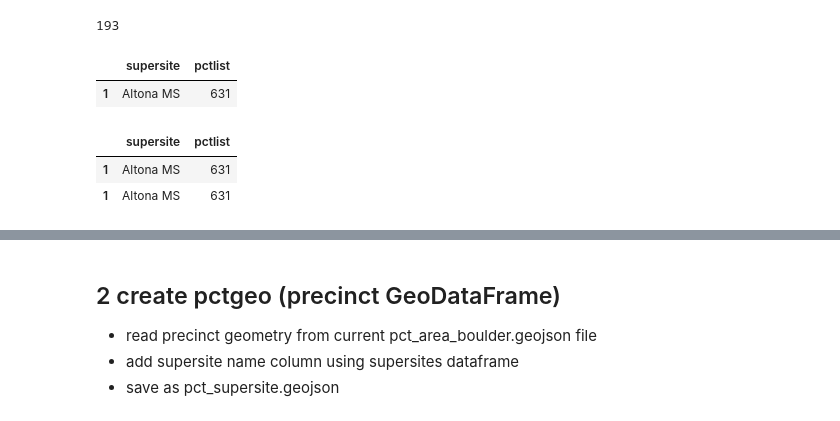
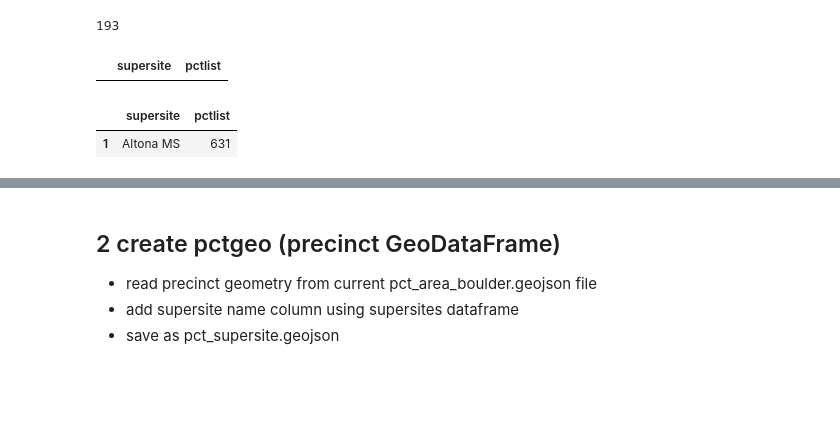
Before and after one commit to bnorikane/supersiteDB, a Jupyter notebook: supersite_pct_geom.ipynb, the cells around one changed output, grey strips where cells are left out. Saved outputs shown, nothing was run; the diff lists cells and outputs as text; code cells hidden in the pictures; blank space fills up the shorter version.

```diff
--- a/supersite_pct_geom.ipynb
+++ b/supersite_pct_geom.ipynb
@@ -95,7 +99,3 @@ memory usage: 928.0+ bytes
 | 17 | Southern Hills MS | 8756 | 219 | 15 | [830, 843, 844, 845, 846, 847, 85... |
 | 18 | Trail Ridge MS | 7028 | 176 | 17 | [002, 618, 619, 620, 621, 622, 62... |
 | 19 | Ward Private Home | 168 | 4 | 1 | [908] |
-# %%
-pct_ss = supersites[['supersite','pctlist']].explode('pctlist').sort_values('pctlist')
-pct_ss.info()
-pct_ss
@@ -127,16 +104,15 @@ pct_ss['pctlist'].nunique()
 # %% [output]
 193
 # %%
-pct_ss[pct_ss.duplicated(subset=['pctlist'])]
+# pct_ss[pct_ss.duplicated(subset=['pctlist'])]
+pct_ss[pct_ss.duplicated()]
 # %% [output]
 |  | supersite | pctlist |
-| 1 | Altona MS | 631 |
 # %%
 pct_ss[pct_ss['pctlist']=='631']
 # %% [output]
 |  | supersite | pctlist |
 | 1 | Altona MS | 631 |
-| 1 | Altona MS | 631 |
 # %%
 altona_pcts = supersites[supersites['supersite']=='Altona MS']['pctlist'].to_list()
 altona_pcts
```
Also changed, not shown: parts of 9 cells of this notebook, 10 other files.
